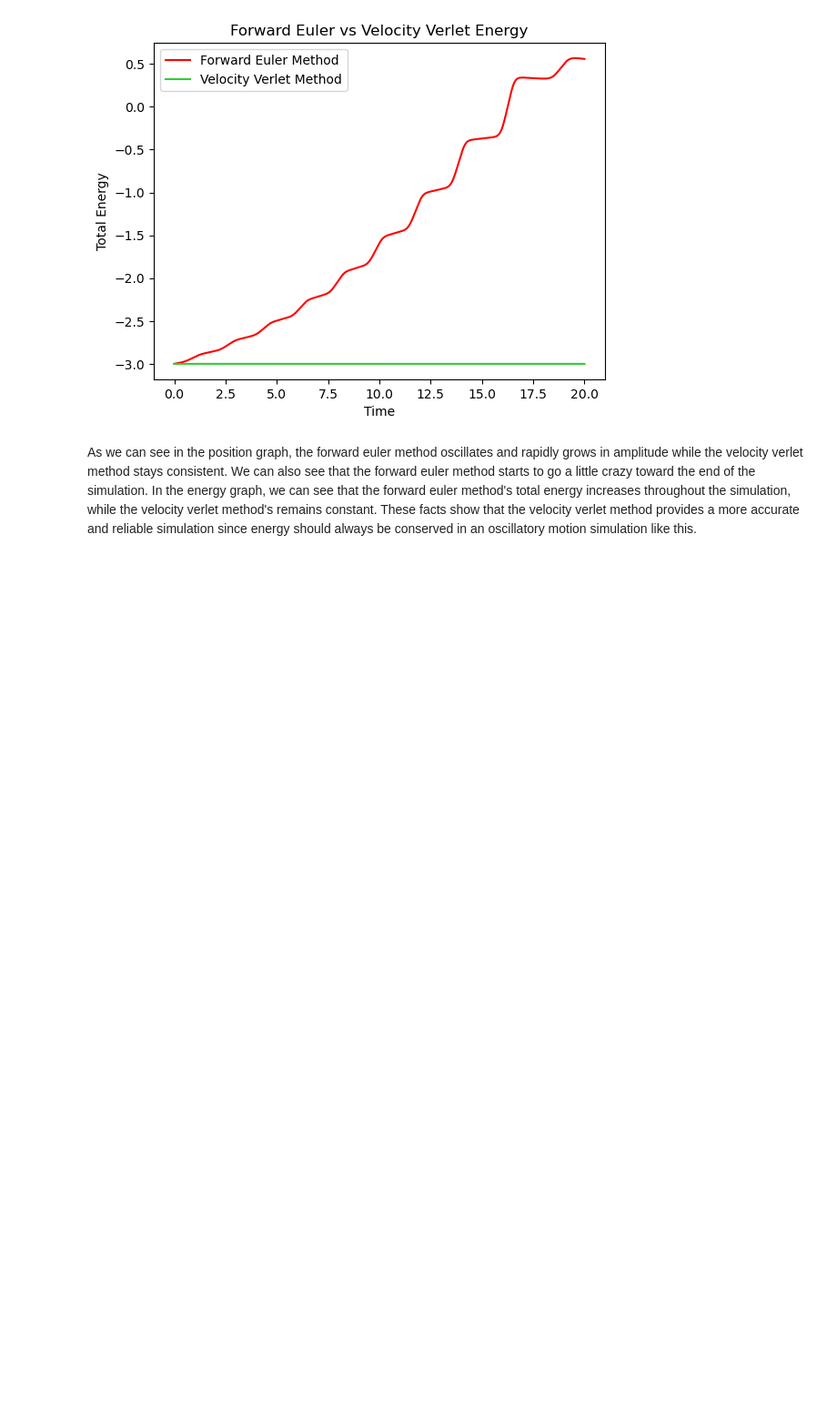
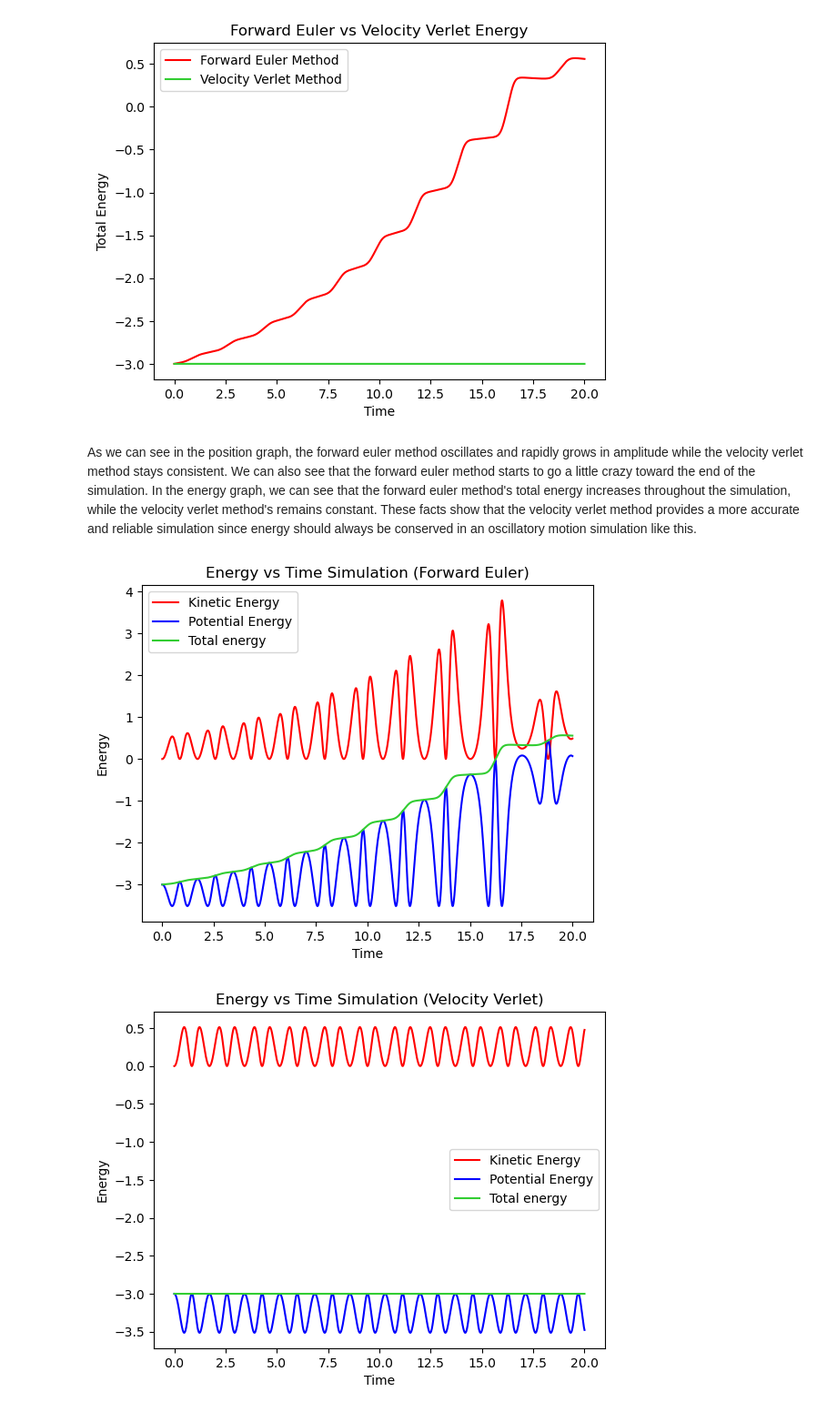
Before and after one commit to BruhddyTheThird/ProfCPisGoatedLib, a Jupyter notebook: Midterm Files/Midterm Ex3.ipynb, the cells around one changed output. Shown at 91% size. Drawn from its saved outputs; the diff is of its cells as text; code cells hidden in the pictures; blank space fills up the shorter version.

```diff
--- a/Midterm Files/Midterm Ex3.ipynb
+++ b/Midterm Files/Midterm Ex3.ipynb
@@ -240,3 +240,41 @@ plt.show()
 [figure]
 # %% [markdown]
 As we can see in the position graph, the forward euler method oscillates and rapidly grows in amplitude while the velocity verlet method stays consistent. We can also see that the forward euler method starts to go a little crazy toward the end of the simulation. In the energy graph, we can see that the forward euler method's total energy increases throughout the simulation, while the velocity verlet method's remains constant. These facts show that the velocity verlet method provides a more accurate and reliable simulation since energy should always be conserved in an oscillatory motion simulation like this.
+# %%
+#3e Simulation of Energy on Particle (T) with Potential (V)
+
+#Create energy simulation for Forward Euler method
+T_euler = 0.5 * m * v_euler**2
+V_euler = a*x_euler**4 - b*x_euler**2 + c*x_euler
+E_euler_sim = T_euler + V_euler
+
+#Create energy simulation for Velocity Verlet method
+T_verlet = 0.5 * m * v_verlet**2
+V_verlet = a*x_verlet**4 - b*x_verlet**2 + c*x_verlet
+E_verlet_sim = T_verlet + V_verlet
+
+#Plot simulations
+#Forward Euler
+plt.figure()
+plt.plot(t, T_euler, label='Kinetic Energy', color = 'red')
+plt.plot(t, V_euler, label='Potential Energy', color='blue')
+plt.plot(t, E_euler_sim, label="Total energy", color='limegreen')
+plt.xlabel('Time')
+plt.ylabel('Energy')
+plt.title('Energy vs Time Simulation (Forward Euler)')
+plt.legend()
+plt.show()
+
+#Velocity Verlet
+plt.figure()
+plt.plot(t, T_verlet, label='Kinetic Energy', color='red')
+plt.plot(t, V_verlet, label='Potential Energy',color='blue')
+plt.plot(t, E_verlet_sim, label="Total energy",color='limegreen')
+plt.xlabel('Time')
+plt.ylabel('Energy')
+plt.title('Energy vs Time Simulation (Velocity Verlet)')
+plt.legend()
+plt.show()
+# %% [output]
+[figure, added]
+[figure, added]
```
Also changed, not shown: parts of 1 cell of this notebook.
